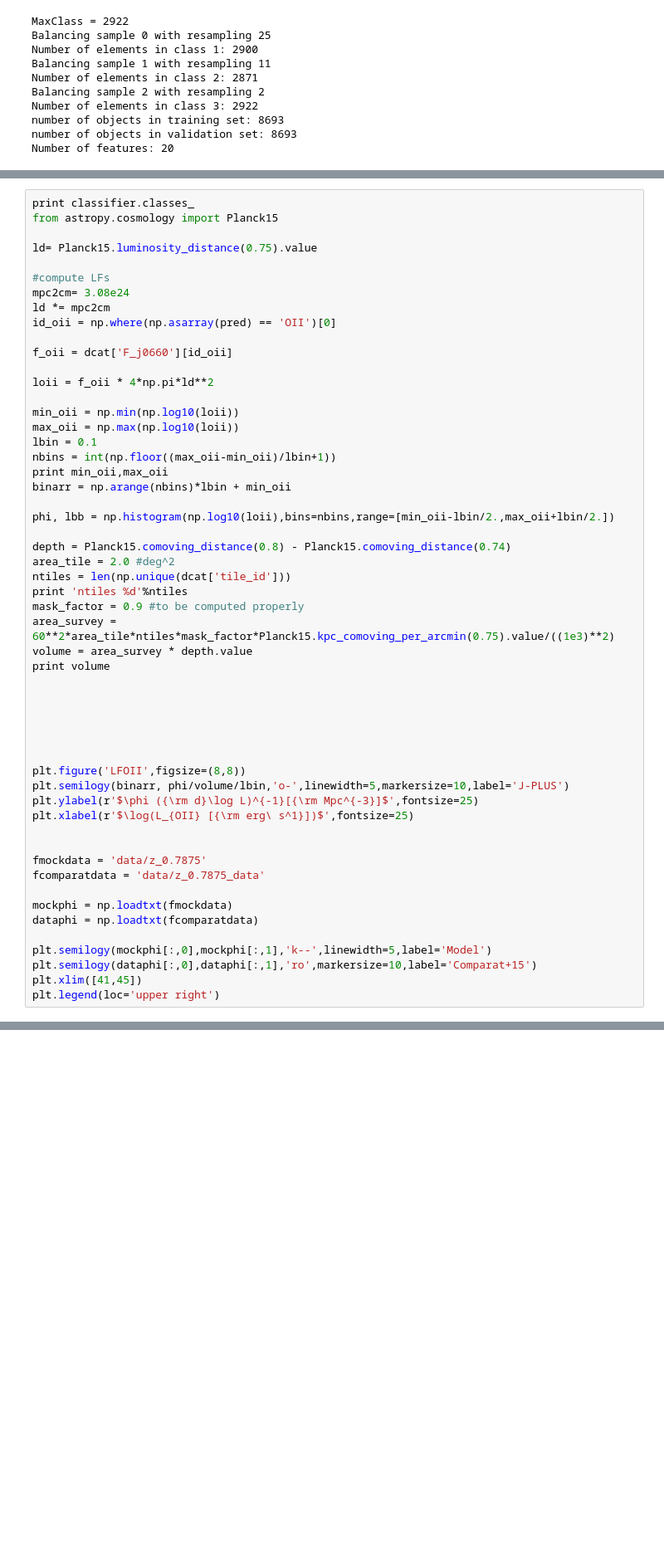
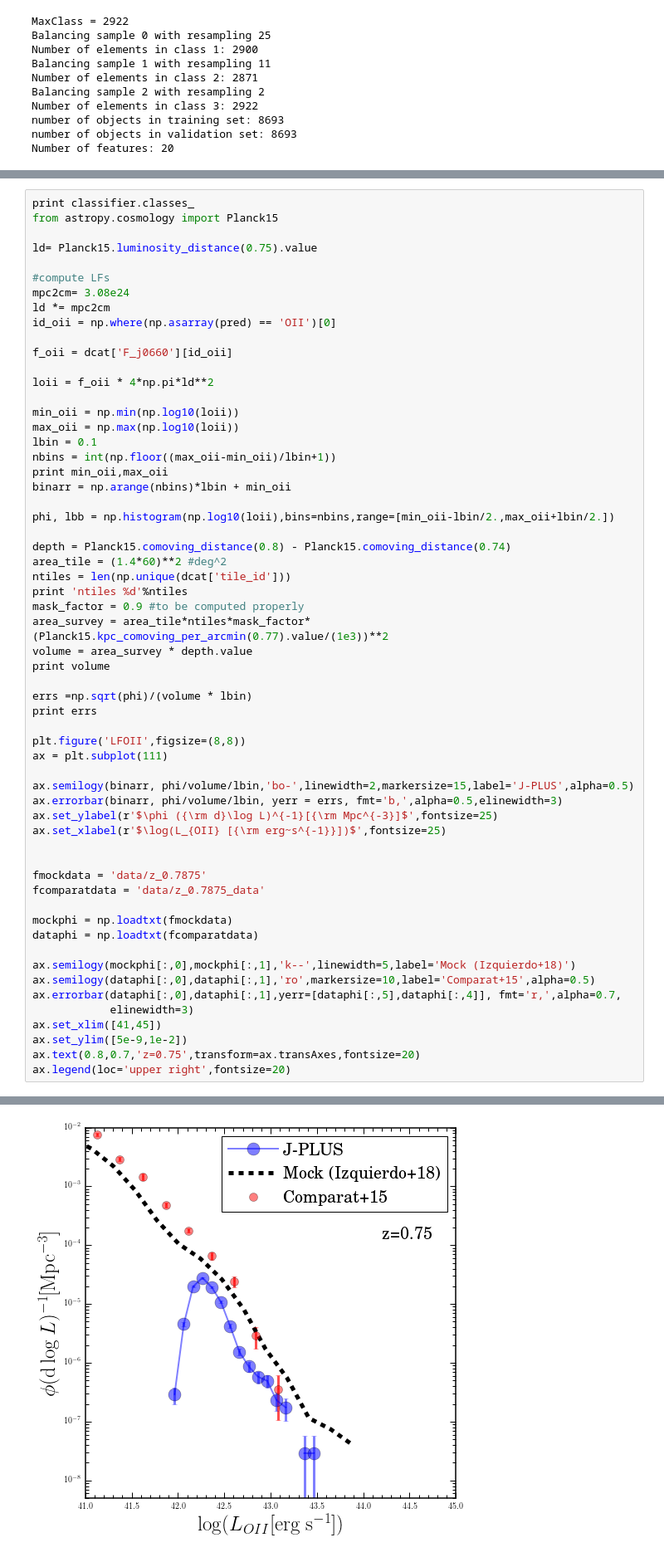
Before and after one commit to aaorsi/ELG_analysis, a Jupyter notebook: learn_ELGz.ipynb, the cells around one changed output, grey strips where cells are left out. Shown at 83% size. Saved outputs shown, nothing was run; the diff lists cells and outputs as text; blank space fills up the shorter version.

```diff
--- a/learn_ELGz.ipynb
+++ b/learn_ELGz.ipynb
@@ -2112,23 +2146,24 @@ binarr = np.arange(nbins)*lbin + min_oii
 phi, lbb = np.histogram(np.log10(loii),bins=nbins,range=[min_oii-lbin/2.,max_oii+lbin/2.])
 
 depth = Planck15.comoving_distance(0.8) - Planck15.comoving_distance(0.74)
-area_tile = 2.0 #deg^2
+area_tile = (1.4*60)**2 #deg^2
 ntiles = len(np.unique(dcat['tile_id']))
 print 'ntiles %d'%ntiles
 mask_factor = 0.9 #to be computed properly
-area_survey = 60**2*area_tile*ntiles*mask_factor*Planck15.kpc_comoving_per_arcmin(0.75).value/((1e3)**2)
+area_survey = area_tile*ntiles*mask_factor*(Planck15.kpc_comoving_per_arcmin(0.77).value/(1e3))**2
 volume = area_survey * depth.value
 print volume
 
-
-
-
-
+errs =np.sqrt(phi)/(volume * lbin)
+print errs
 
 plt.figure('LFOII',figsize=(8,8))
-plt.semilogy(binarr, phi/volume/lbin,'o-',linewidth=5,markersize=10,label='J-PLUS')
-plt.ylabel(r'$\phi ({\rm d}\log L)^{-1}[{\rm Mpc^{-3}]$',fontsize=25)
-plt.xlabel(r'$\log(L_{OII} [{\rm erg\ s^1}])$',fontsize=25)
+ax = plt.subplot(111)
+
+ax.semilogy(binarr, phi/volume/lbin,'bo-',linewidth=2,markersize=15,label='J-PLUS',alpha=0.5)
+ax.errorbar(binarr, phi/volume/lbin, yerr = errs, fmt='b,',alpha=0.5,elinewidth=3)
+ax.set_ylabel(r'$\phi ({\rm d}\log L)^{-1}[{\rm Mpc^{-3}]$',fontsize=25)
+ax.set_xlabel(r'$\log(L_{OII} [{\rm erg~s^{-1}}])$',fontsize=25)
 
 
 fmockdata = 'data/z_0.7875'
@@ -2137,9 +2172,13 @@ fcomparatdata = 'data/z_0.7875_data'
 mockphi = np.loadtxt(fmockdata)
 dataphi = np.loadtxt(fcomparatdata)
 
-plt.semilogy(mockphi[:,0],mockphi[:,1],'k--',linewidth=5,label='Model')
-plt.semilogy(dataphi[:,0],dataphi[:,1],'ro',markersize=10,label='Comparat+15')
-plt.xlim([41,45])
-plt.legend(loc='upper right')
+ax.semilogy(mockphi[:,0],mockphi[:,1],'k--',linewidth=5,label='Mock (Izquierdo+18)')
+ax.semilogy(dataphi[:,0],dataphi[:,1],'ro',markersize=10,label='Comparat+15',alpha=0.5)
+ax.errorbar(dataphi[:,0],dataphi[:,1],yerr=[dataphi[:,5],dataphi[:,4]], fmt='r,',alpha=0.7,
+            elinewidth=3)
+ax.set_xlim([41,45])
+ax.set_ylim([5e-9,1e-2])
+ax.text(0.8,0.7,'z=0.75',transform=ax.transAxes,fontsize=20)
+ax.legend(loc='upper right',fontsize=20)
 # %% [output]
 ['OII' 'OIII+Hbeta' 'contaminant']
@@ -2147,3 +2193,4 @@ ValueError: zero-size array to reduction operation minimum which has no identity
+[figure, added]
 # %%
 #classifier = MLPClassifier(solver='lbfgs')
 C = 1.0
```
Also changed, not shown: parts of 9 cells of this notebook, 1 other file.
